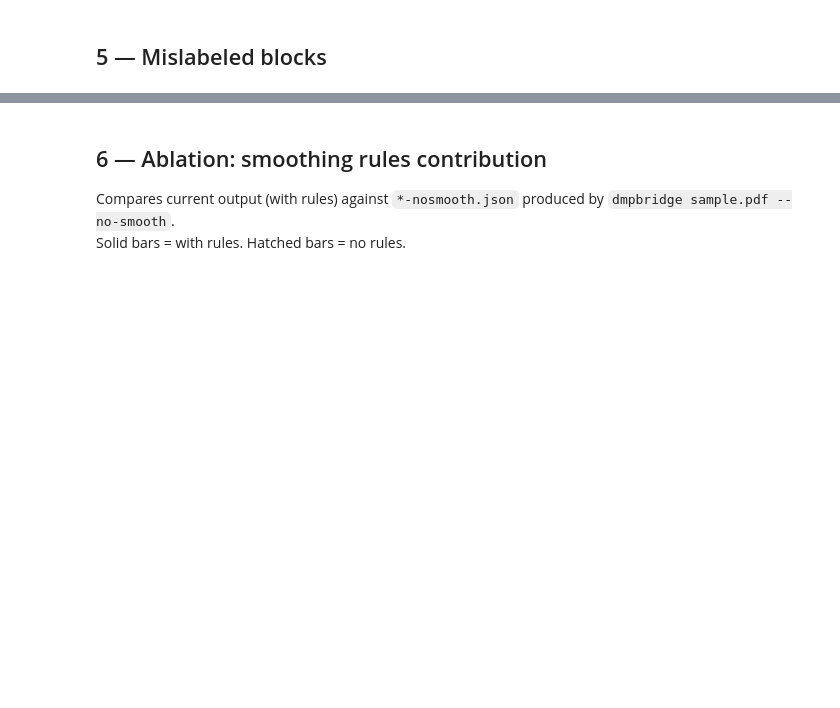
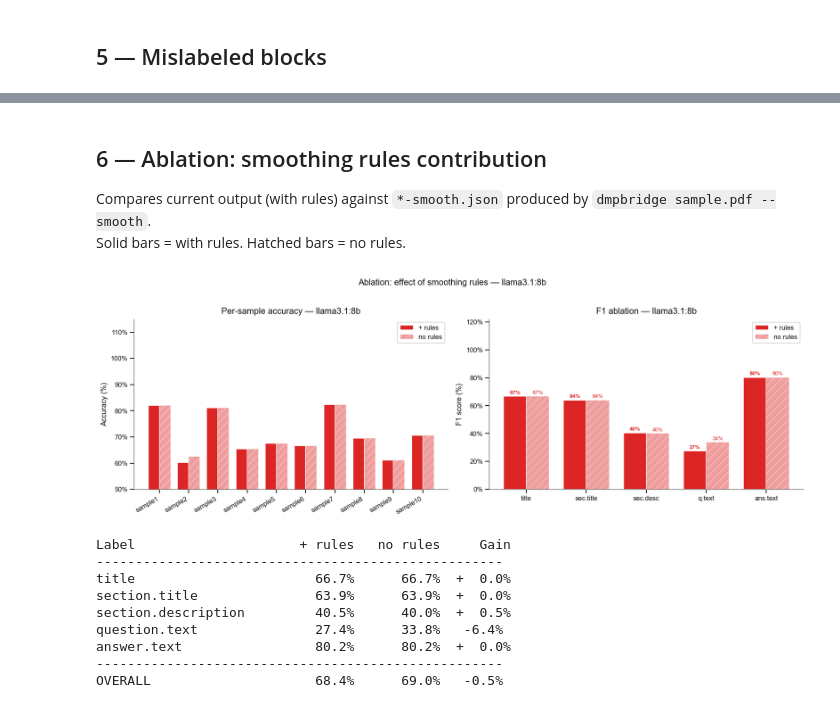
Before and after one commit to fairdataihub/dmpbridge, a Jupyter notebook: notebooks/03_eval_llama3.1-8b.ipynb, the cells around one changed output, grey strips where cells are left out. Saved outputs shown, nothing was run; the diff lists cells and outputs as text; code cells hidden in the pictures; blank space fills up the shorter version.

```diff
--- a/notebooks/03_eval_llama3.1-8b.ipynb
+++ b/notebooks/03_eval_llama3.1-8b.ipynb
@@ -256,11 +256,11 @@ if not df_err.empty:
 # %% [markdown]
 ## 6 — Ablation: smoothing rules contribution
 
-Compares current output (with rules) against `*-nosmooth.json` produced by `dmpbridge sample.pdf --no-smooth`.
+Compares current output (with rules) against `*-smooth.json` produced by `dmpbridge sample.pdf --smooth`.
 Solid bars = with rules. Hatched bars = no rules.
 # %%
 # Load no-rules variant for this model
-ns_tag  = MODEL_BASE + "-nosmooth"
+ns_tag  = MODEL_BASE + "-smooth"
 ns_conf = defaultdict(lambda: defaultdict(int))
 ns_rows = []
 
@@ -323,30 +323,41 @@ b1 = ax.bar([i-w2/2 for i in x2], [v*100 for v in f1_with],
 b2 = ax.bar([i+w2/2 for i in x2], [v*100 for v in f1_ns],
             width=w2, label="no rules", color=MODEL_COLOR,
             alpha=0.45, edgecolor="white", hatch="//")
 for bar,v in zip(b1,f1_with):
     ax.text(bar.get_x()+bar.get_width()/2, bar.get_height()+0.8,
             f"{v*100:.0f}%", ha="center", va="bottom", fontsize=8, fontweight="bold",color=MODEL_COLOR)
 for bar,v in zip(b2,f1_ns):
     ax.text(bar.get_x()+bar.get_width()/2, bar.get_height()+0.8,
             f"{v*100:.0f}%", ha="center", va="bottom", fontsize=8, color=MODEL_COLOR)
 ax.set_xticks(list(x2)); ax.set_xticklabels(SHORT, fontsize=10)
 ax.set_ylim(0, 122); ax.set_ylabel("F1 score (%)")
 ax.set_title(f"F1 ablation — {MODEL_NAME}", pad=8)
 ax.yaxis.set_major_formatter(mticker.FuncFormatter(lambda v,_: f"{v:.0f}%"))
 ax.legend(framealpha=0.9); sns.despine(ax=ax)
 
 plt.suptitle(f"Ablation: effect of smoothing rules — {MODEL_NAME}", fontsize=13, y=1.02)
 plt.tight_layout(); plt.show()
 
 # Numeric diff
 if f1_ns:
     print(f"\n{'Label':<22}  {'+ rules':>9}  {'no rules':>9}  {'Gain':>7}")
     print("-"*52)
     for lbl,fw,fns in zip(LABELS, f1_with, f1_ns):
         g=fw-fns; s="+" if g>=0 else ""
         print(f"{lbl:<22}  {fw*100:>8.1f}%  {fns*100:>8.1f}%  {s}{g*100:>5.1f}%")
     ov_w  = df["correct"].sum()/df["total"].sum()*100
     ov_ns = df_ns["correct"].sum()/df_ns["total"].sum()*100 if not df_ns.empty else 0
     g=ov_w-ov_ns; s="+" if g>=0 else ""
     print("-"*52)
     print(f"{'OVERALL':<22}  {ov_w:>8.1f}%  {ov_ns:>8.1f}%  {s}{g:>5.1f}%")
+# %% [output]
+[figure, added]
+Label                     + rules   no rules     Gain
+----------------------------------------------------
+title                       66.7%      66.7%  +  0.0%
+section.title               63.9%      63.9%  +  0.0%
+section.description         40.5%      40.0%  +  0.5%
+question.text               27.4%      33.8%   -6.4%
+answer.text                 80.2%      80.2%  +  0.0%
+----------------------------------------------------
+OVERALL                     68.4%      69.0%   -0.5%
```
Also changed, not shown: parts of 8 cells of this notebook, 1 other file.
